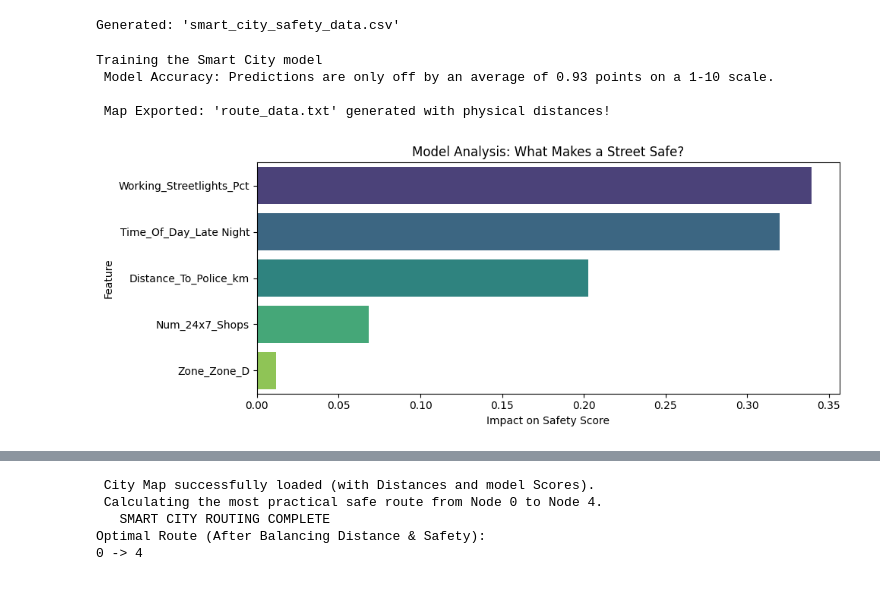
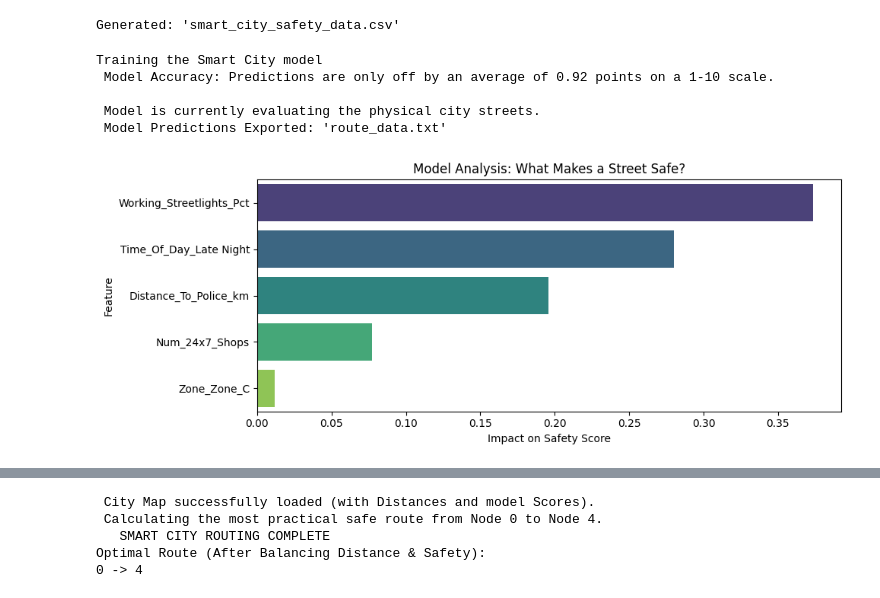
Before and after one commit to abhishekjoshi13/OptimalSafety-Routing, a Jupyter notebook: OptimalSafety_Routing.ipynb, the cells around one changed output, grey strips where cells are left out. Saved outputs shown, nothing was run; the diff lists cells and outputs as text; code cells hidden in the pictures.

```diff
--- a/OptimalSafety_Routing.ipynb
+++ b/OptimalSafety_Routing.ipynb
@@ -51,44 +47,53 @@ Generated: 'smart_city_safety_data.csv'
 # %%
 import pandas as pd
 import matplotlib.pyplot as plt
 import seaborn as sns
 from sklearn.model_selection import train_test_split
 from sklearn.ensemble import RandomForestRegressor
 from sklearn.metrics import mean_absolute_error
 df = pd.read_csv('smart_city_safety_data.csv')
 X = pd.get_dummies(df.drop(['Recent_Incidents', 'Safety_Rating_1_to_10'], axis=1))
 y = df['Safety_Rating_1_to_10']
 X_train, X_test, y_train, y_test = train_test_split(X, y, test_size=0.2, random_state=42)
 print("Training the Smart City model")
 model = RandomForestRegressor(n_estimators=100, random_state=42)
 model.fit(X_train, y_train)
 predictions = model.predict(X_test)
 error = mean_absolute_error(y_test, predictions)
 print(f" Model Accuracy: Predictions are only off by an average of {error:.2f} points on a 1-10 scale.\n")
-graph_data = """0 4 6.0 1.5
-0 1 9.0 2.5
-1 2 9.5 2.5
-2 3 9.0 2.5
-3 4 9.0 2.5"""
+print(" Model is currently evaluating the physical city streets.")
+roads_data = pd.DataFrame([
+    {'Start': 0, 'End': 4, 'Distance': 1.5, 'Zone': 'Zone_E', 'Time_Of_Day': 'Late Night', 'Working_Streetlights_Pct': 20, 'Distance_To_Police_km': 7.0, 'Num_24x7_Shops': 0},
+    {'Start': 0, 'End': 1, 'Distance': 2.5, 'Zone': 'Zone_A', 'Time_Of_Day': 'Morning', 'Working_Streetlights_Pct': 95, 'Distance_To_Police_km': 1.0, 'Num_24x7_Shops': 8},
+    {'Start': 1, 'End': 2, 'Distance': 2.5, 'Zone': 'Zone_A', 'Time_Of_Day': 'Morning', 'Working_Streetlights_Pct': 90, 'Distance_To_Police_km': 1.2, 'Num_24x7_Shops': 7},
+    {'Start': 2, 'End': 3, 'Distance': 2.5, 'Zone': 'Zone_B', 'Time_Of_Day': 'Morning', 'Working_Streetlights_Pct': 85, 'Distance_To_Police_km': 1.5, 'Num_24x7_Shops': 6},
+    {'Start': 3, 'End': 4, 'Distance': 2.5, 'Zone': 'Zone_B', 'Time_Of_Day': 'Morning', 'Working_Streetlights_Pct': 88, 'Distance_To_Police_km': 1.3, 'Num_24x7_Shops': 9}
+])
+road_features = roads_data.drop(['Start', 'End', 'Distance'], axis=1)
+road_features_encoded = pd.get_dummies(road_features)
+road_features_encoded = road_features_encoded.reindex(columns=X.columns, fill_value=0)
+roads_data['Model_Safety_Score'] = model.predict(road_features_encoded).round(1)
 with open('route_data.txt', 'w') as file:
-    file.write(graph_data)
-print(" Map Exported: 'route_data.txt' generated with physical distances!\n")
+    for index, row in roads_data.iterrows():
+        line = f"{int(row['Start'])} {int(row['End'])} {row['Model_Safety_Score']} {row['Distance']}\n"
+        file.write(line)
+print(" Model Predictions Exported: 'route_data.txt' \n")
 importances = model.feature_importances_
 feature_importance_df = pd.DataFrame({'Feature': X.columns, 'Importance': importances})
 feature_importance_df = feature_importance_df.sort_values(by='Importance', ascending=False).head(5)
-
 plt.figure(figsize=(10, 4))
 sns.barplot(x='Importance', y='Feature', data=feature_importance_df, palette='viridis', hue ='Feature', legend = False)
 plt.title('Model Analysis: What Makes a Street Safe?')
 plt.xlabel('Impact on Safety Score')
 plt.tight_layout()
 plt.show()
 # %% [output]
 Training the Smart City model
- Model Accuracy: Predictions are only off by an average of 0.93 points on a 1-10 scale.
+ Model Accuracy: Predictions are only off by an average of 0.92 points on a 1-10 scale.
 
- Map Exported: 'route_data.txt' generated with physical distances!
+ Model is currently evaluating the physical city streets.
+ Model Predictions Exported: 'route_data.txt'
-[figure, old version]
+[figure, new version]
 # %%
 %%writefile safe_route.cpp
 #include <iostream>
```
Also changed, not shown: parts of 2 cells of this notebook.
